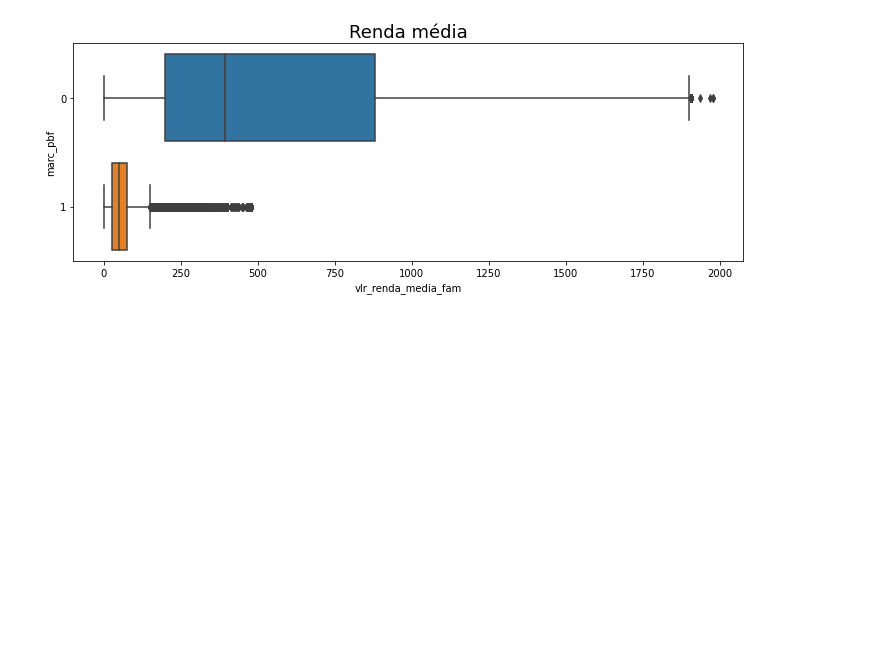
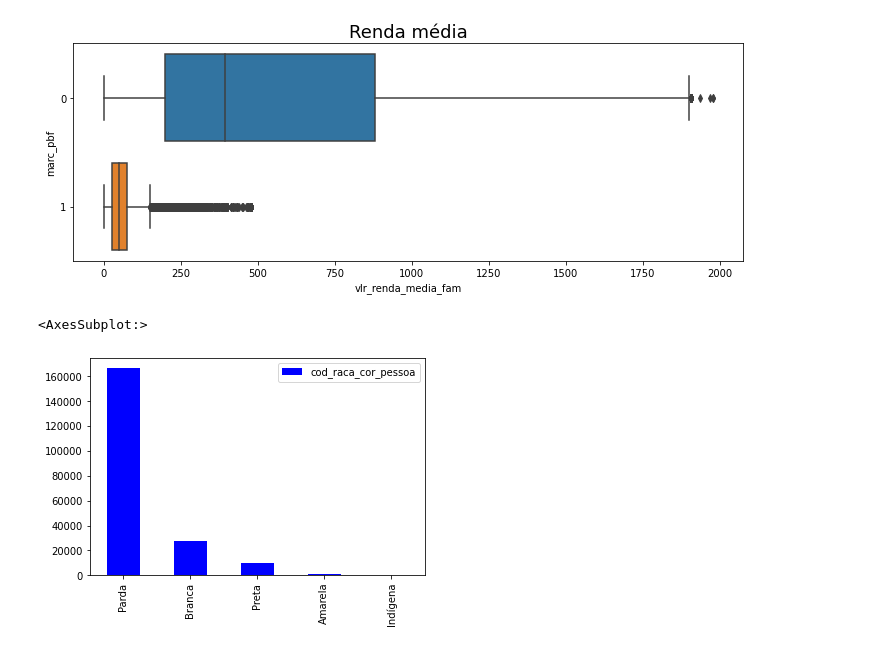
Before and after one commit to brennoliveira/ML-Bolsa-Familia, a Jupyter notebook: Análise_Bolsa_Família.ipynb, the cells around one changed output. Drawn from its saved outputs; the diff is of its cells as text; code cells hidden in the pictures; blank space fills up the shorter version.

```diff
--- a/Análise_Bolsa_Família.ipynb
+++ b/Análise_Bolsa_Família.ipynb
@@ -117,3 +106,12 @@ ax
 # %% [output]
 <matplotlib.axes._subplots.AxesSubplot at 0x...>
 [figure]
+# %%
+# raça/cor das pessoas cadastradas
+dp['cod_raca_cor_pessoa'] = pd.cut(dp['cod_raca_cor_pessoa'],bins=[1.0,2.0,3.0,4.0,5.0,float('inf')],right=False,labels=['Branca','Preta','Amarela','Parda','Indígena'])
+
+cor_da_raca = dp['cod_raca_cor_pessoa'].value_counts().to_frame()
+cor_da_raca.plot(kind='bar',color='blue')
+# %% [output]
+<AxesSubplot:>
+[figure, added]
```
Also changed, not shown: parts of 2 cells of this notebook, 2 other files.
